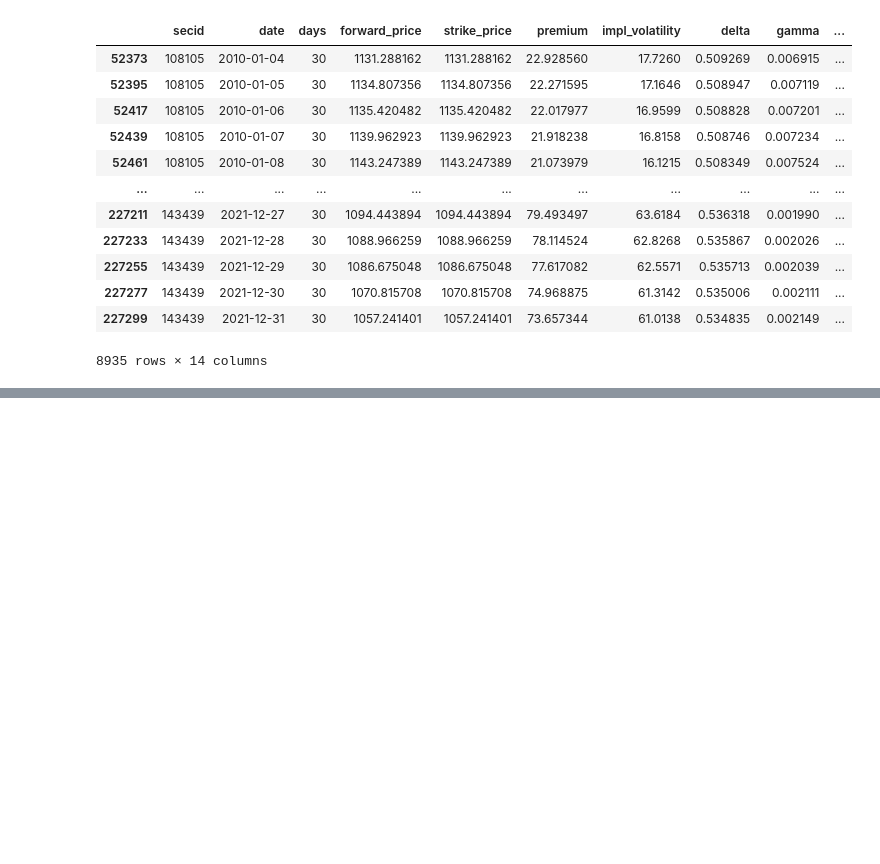
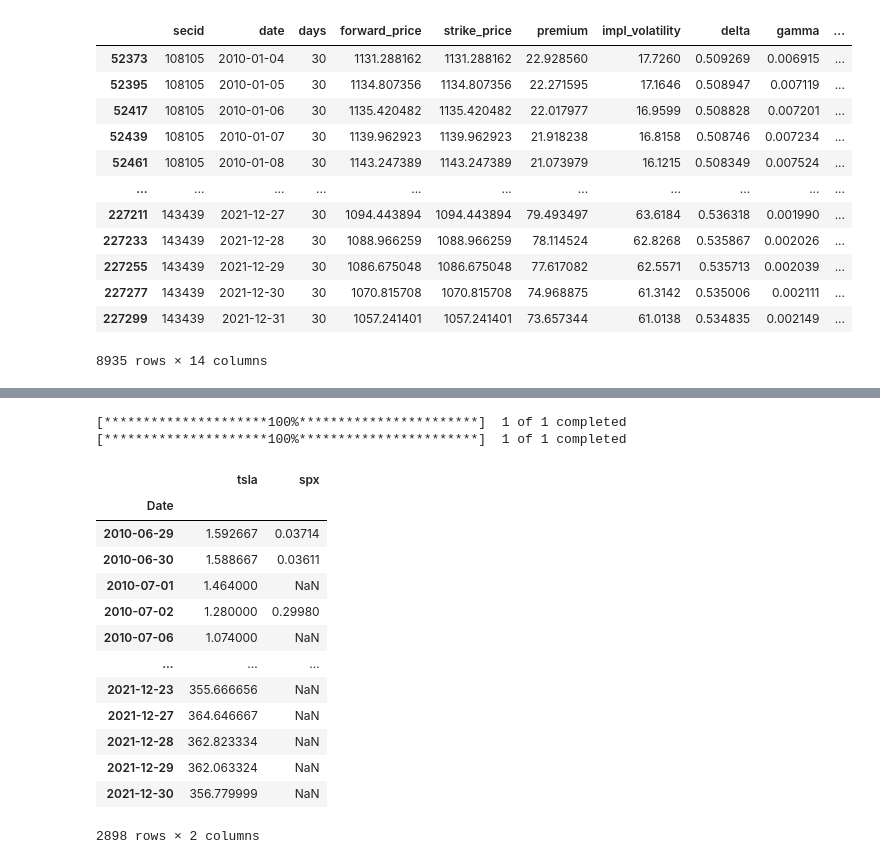
Before and after one commit to dominikmeyer95/academic-output, a Jupyter notebook: advanced_derivatives/retail_options_trading.ipynb, the cells around one changed output, grey strips where cells are left out. Drawn from its saved outputs; the diff is of its cells as text; code cells hidden in the pictures; blank space fills up the shorter version.

```diff
--- a/advanced_derivatives/retail_options_trading.ipynb
+++ b/advanced_derivatives/retail_options_trading.ipynb
@@ -63,3 +65,30 @@ fig.update_yaxes(title_text='implied volatility in %', showgrid=True, gridcolor=
 fig.show()
 # %% [output]
 [interactive output not drawn]
+# %%
+# missing rights to download stock market data from wrds
+# temporarily try to download from yahoo finance instead
+# does not work for S&P500 and yahoo finance data is of poor quality in general
+yf_data = pd.DataFrame()
+tsla = yf.download('TSLA', start='2010-01-01',  end='2021-12-31')
+yf_data["tsla"] = tsla["Adj Close"]
+spx = yf.download('SPX', start='2010-01-01',  end='2021-12-31')
+yf_data["spx"] = spx["Adj Close"]
+yf_data
+# %% [output]
+[*********************100%***********************]  1 of 1 completed
+[*********************100%***********************]  1 of 1 completed
+|  | tsla | spx |
+| Date |  |  |
+| 2010-06-29 | 1.592667 | 0.03714 |
+| 2010-06-30 | 1.588667 | 0.03611 |
+| 2010-07-01 | 1.464000 | NaN |
+| 2010-07-02 | 1.280000 | 0.29980 |
+| 2010-07-06 | 1.074000 | NaN |
+| ... | ... | ... |
+| 2021-12-23 | 355.666656 | NaN |
+| 2021-12-27 | 364.646667 | NaN |
+| 2021-12-28 | 362.823334 | NaN |
+| 2021-12-29 | 362.063324 | NaN |
+| 2021-12-30 | 356.779999 | NaN |
+2898 rows × 2 columns
```
Also changed, not shown: parts of 2 cells of this notebook.
